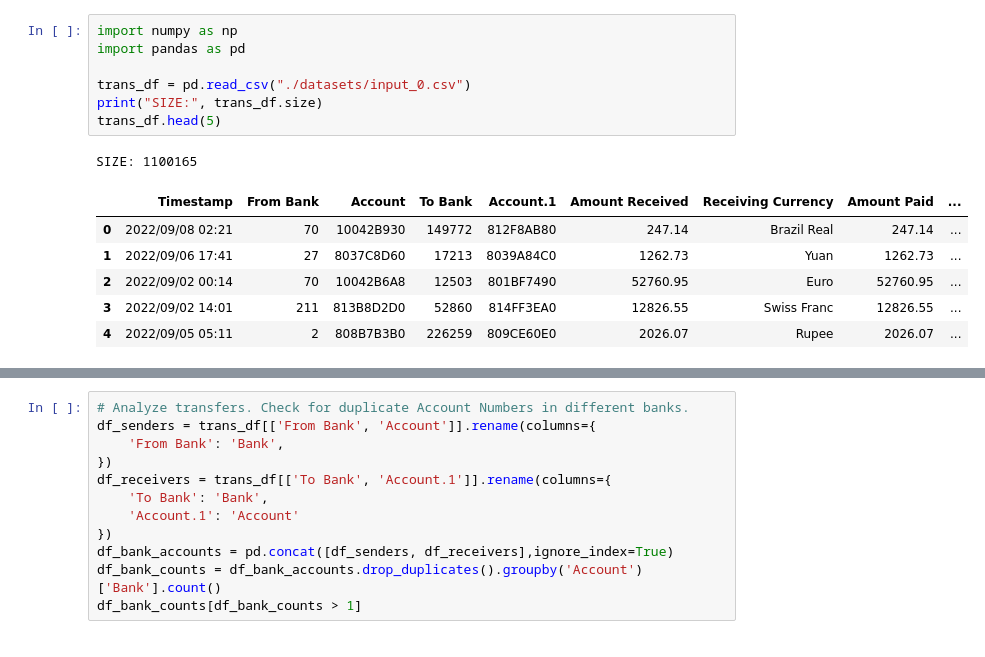
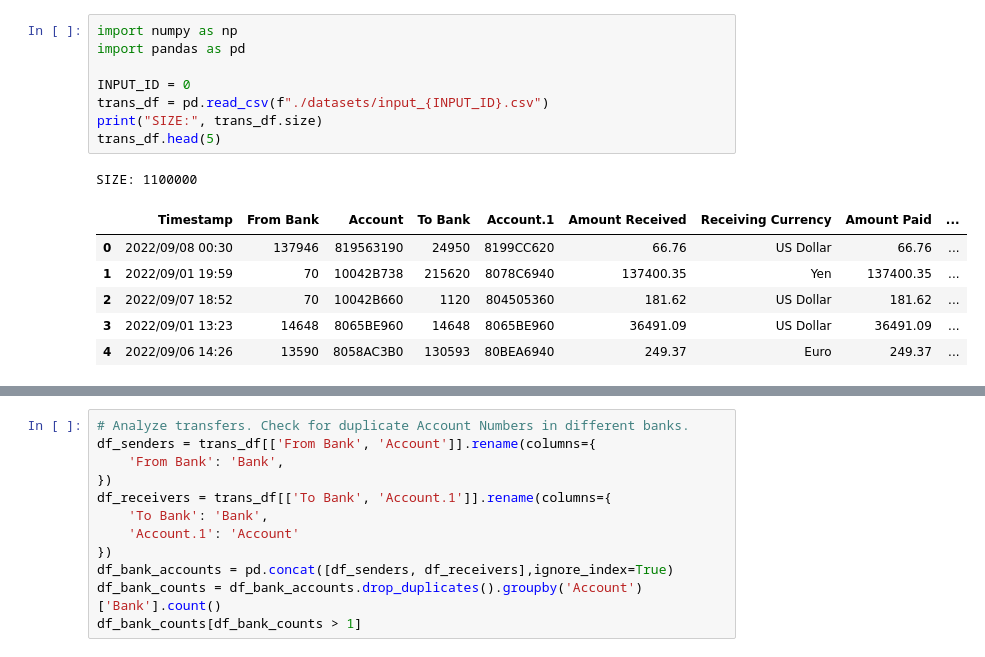
Before and after one commit to Bmorseletto/Tp-Grupal, a Jupyter notebook: money-laundering-analysis.ipynb, the cells around one changed output, grey strips where cells are left out. Drawn from its saved outputs; the diff is of its cells as text.

```diff
--- a/money-laundering-analysis.ipynb
+++ b/money-laundering-analysis.ipynb
@@ -12,18 +1,19 @@ Note: you may need to restart the kernel to use updated packages.
 # %%
 import numpy as np
 import pandas as pd
 
-trans_df = pd.read_csv("./datasets/input_0.csv")
+INPUT_ID = 0
+trans_df = pd.read_csv(f"./datasets/input_{INPUT_ID}.csv")
 print("SIZE:", trans_df.size)
 trans_df.head(5)
 # %% [output]
-SIZE: 1100165
+SIZE: 1100000
 |  | Timestamp | From Bank | Account | To Bank | Account.1 | Amount Received | Receiving Currency | Amount Paid | ... |
-| 0 | 2022/09/08 02:21 | 70 | 10042B930 | 149772 | 812F8AB80 | 247.14 | Brazil Real | 247.14 | ... |
-| 1 | 2022/09/06 17:41 | 27 | 8037C8D60 | 17213 | 8039A84C0 | 1262.73 | Yuan | 1262.73 | ... |
-| 2 | 2022/09/02 00:14 | 70 | 10042B6A8 | 12503 | 801BF7490 | 52760.95 | Euro | 52760.95 | ... |
-| 3 | 2022/09/02 14:01 | 211 | 813B8D2D0 | 52860 | 814FF3EA0 | 12826.55 | Swiss Franc | 12826.55 | ... |
-| 4 | 2022/09/05 05:11 | 2 | 808B7B3B0 | 226259 | 809CE60E0 | 2026.07 | Rupee | 2026.07 | ... |
+| 0 | 2022/09/08 00:30 | 137946 | 819563190 | 24950 | 8199CC620 | 66.76 | US Dollar | 66.76 | ... |
+| 1 | 2022/09/01 19:59 | 70 | 10042B738 | 215620 | 8078C6940 | 137400.35 | Yen | 137400.35 | ... |
+| 2 | 2022/09/07 18:52 | 70 | 10042B660 | 1120 | 804505360 | 181.62 | US Dollar | 181.62 | ... |
+| 3 | 2022/09/01 13:23 | 14648 | 8065BE960 | 14648 | 8065BE960 | 36491.09 | US Dollar | 36491.09 | ... |
+| 4 | 2022/09/06 14:26 | 13590 | 8058AC3B0 | 130593 | 80BEA6940 | 249.37 | Euro | 249.37 | ... |
 # %%
 # Analyze timestamps.
 print(f"Timestamp range: [{trans_df["Timestamp"].min()},{trans_df["Timestamp"].max()}]")
```
Also changed, not shown: parts of 15 cells of this notebook.
